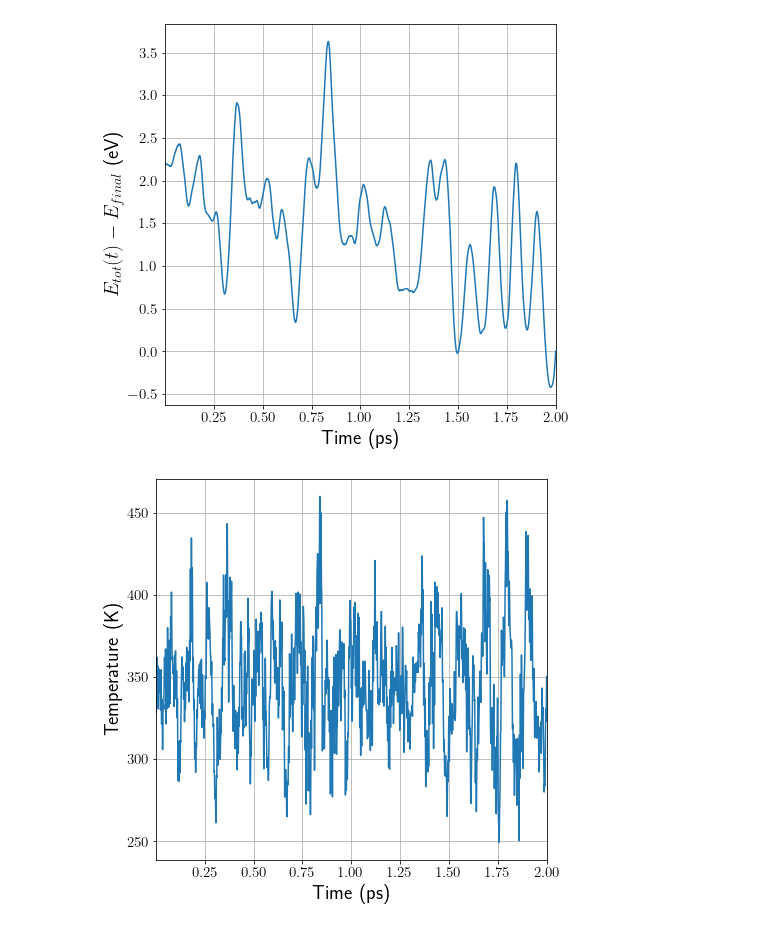
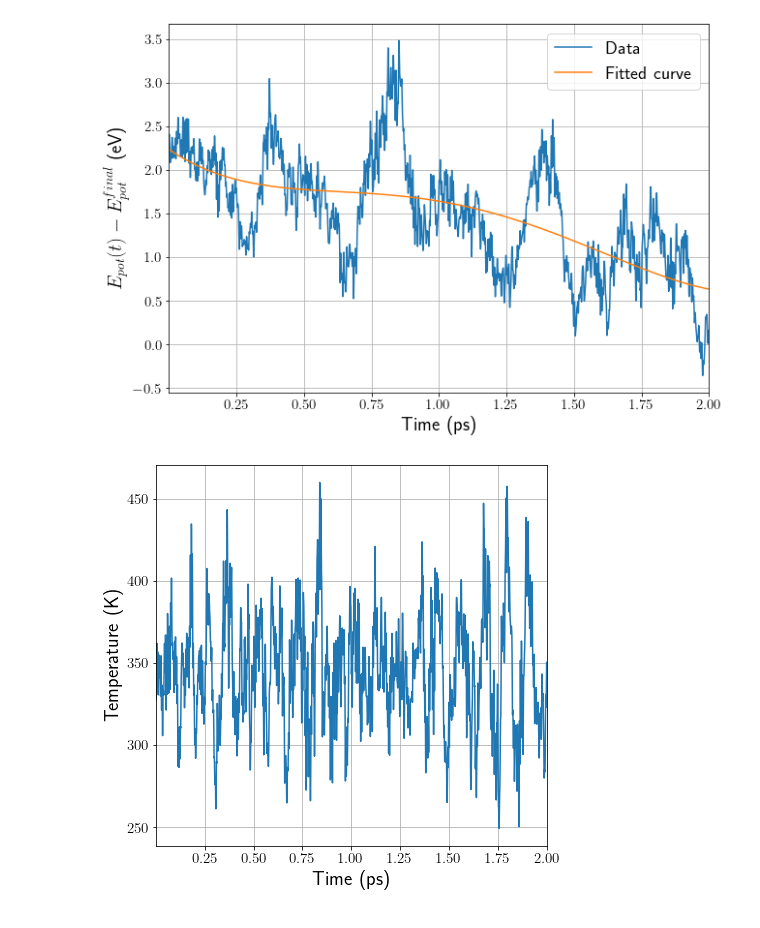
Before and after one commit to JeppJeppsson/CompMol, a Jupyter notebook: Assignment 3/T1_plotting.ipynb, the cells around one changed output. Drawn from its saved outputs; the diff is of its cells as text; code cells hidden in the pictures.

```diff
--- a/Assignment 3/T1_plotting.ipynb
+++ b/Assignment 3/T1_plotting.ipynb
@@ -4,41 +4,44 @@ import numpy as np
 import matplotlib.pyplot as plt
 
 plt.rcParams['text.usetex'] = True
 
 # Importing the data
 time,etot,epot,ekin,T = np.loadtxt('data/mdOutput.log',unpack=True,skiprows=1)
 #time,etot,epot,ekin,T = np.loadtxt('Na-aimd/NaCluster24.log',unpack=True,skiprows=1)
 
 # Fitting a curve to the energies
-#fit = np.polyfit(time,etot-etot[-1],4)
-#fit_func = np.poly1d(fit)
-#fit_x = np.linspace(time[0],time[-1],100)
-#fit_y = fit_func(fit_x)
+fit = np.polyfit(time,epot-epot[-1],4)
+fit_func = np.poly1d(fit)
+fit_x = np.linspace(time[0],time[-1],100)
+fit_y = fit_func(fit_x)
 
 # Energy plots
-fig,ax = plt.subplots(figsize=(7,7))
-ax.plot(time,etot-etot[-1])
-#ax.plot(fit_x,fit_y)
+fig,ax = plt.subplots(figsize=(10,7))
+ax.plot(time,epot-epot[-1],label='Data')
+ax.plot(fit_x,fit_y,label='Fitted curve')
 ax.set_xlabel(r'Time (ps)',fontsize=20)
-ax.set_ylabel(r'$E_{tot}(t) - E_{final}$ (eV)',fontsize=20)
+ax.set_ylabel(r'$E_{pot}(t) - E_{pot}^{final}$ (eV)',fontsize=20)
 ax.tick_params(axis = 'both', labelsize = 15)
 ax.grid()
+#ax.set_xlim([0,2])
+#ax.set_ylim([-.5,3.5])
 ax.set_xlim([time[0],time[-1]])
+ax.legend(fontsize=19)
 
-plt.savefig(f'Figures/Energy-time.pdf',
+plt.savefig(f'Figures/Temp Energy-time.pdf',
     bbox_inches = 'tight')
 
 # Temperature plots
 fig,ax = plt.subplots(figsize=(7,7))
 ax.plot(time,T)
 ax.set_xlabel(r'Time (ps)',fontsize=20)
 ax.set_ylabel(r'Temperature (K)',fontsize=20) # Total energy - final energy
 ax.tick_params(axis = 'both', labelsize = 15)
 ax.grid()
 ax.set_xlim([time[0],time[-1]])
 
 plt.savefig(f'Figures/Temperature-time.pdf',
     bbox_inches = 'tight')
 # %% [output]
-[figure, old version]
+[figure, new version]
 [figure]
```
Also changed, not shown: 4 other files.
